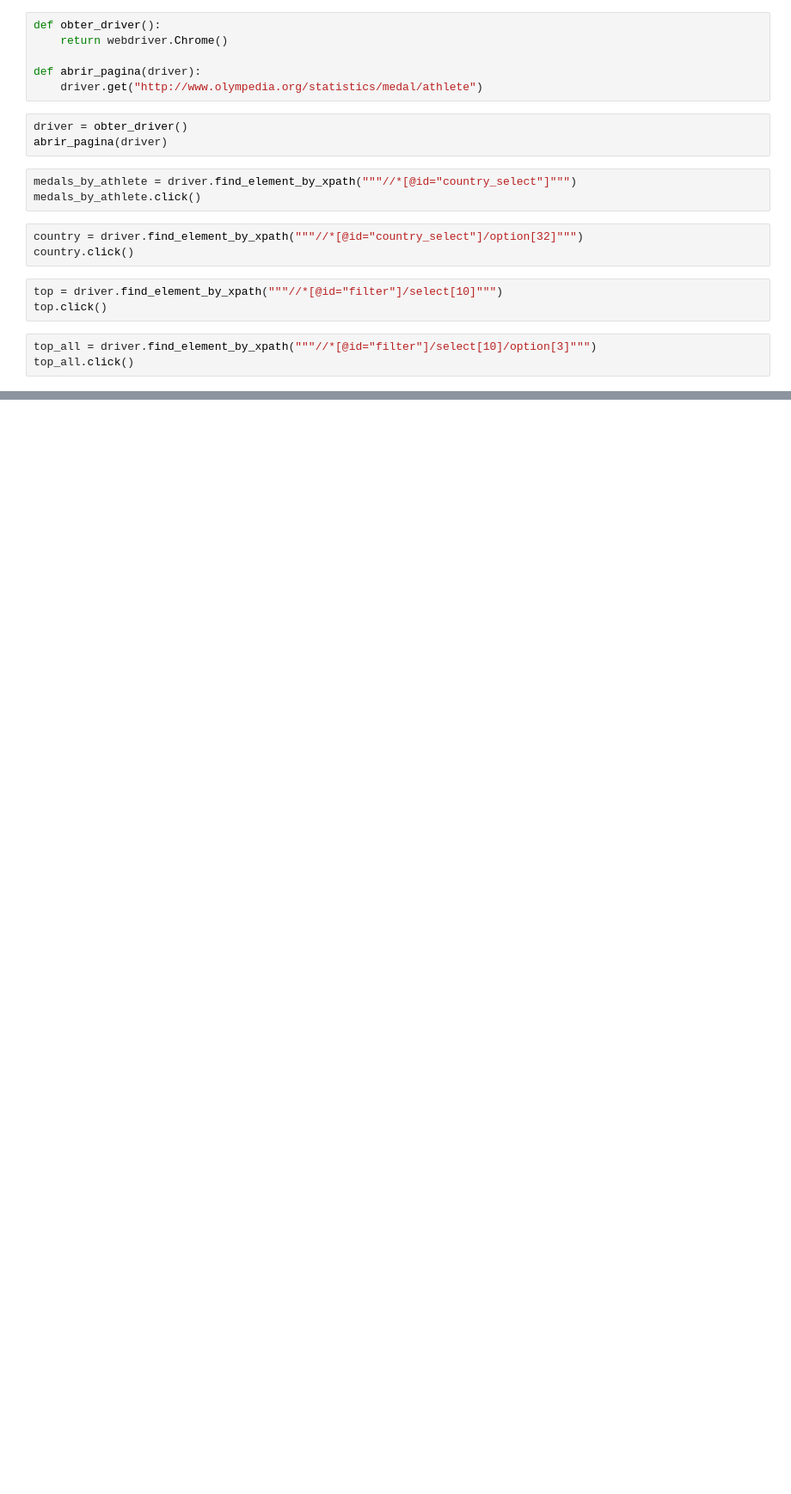
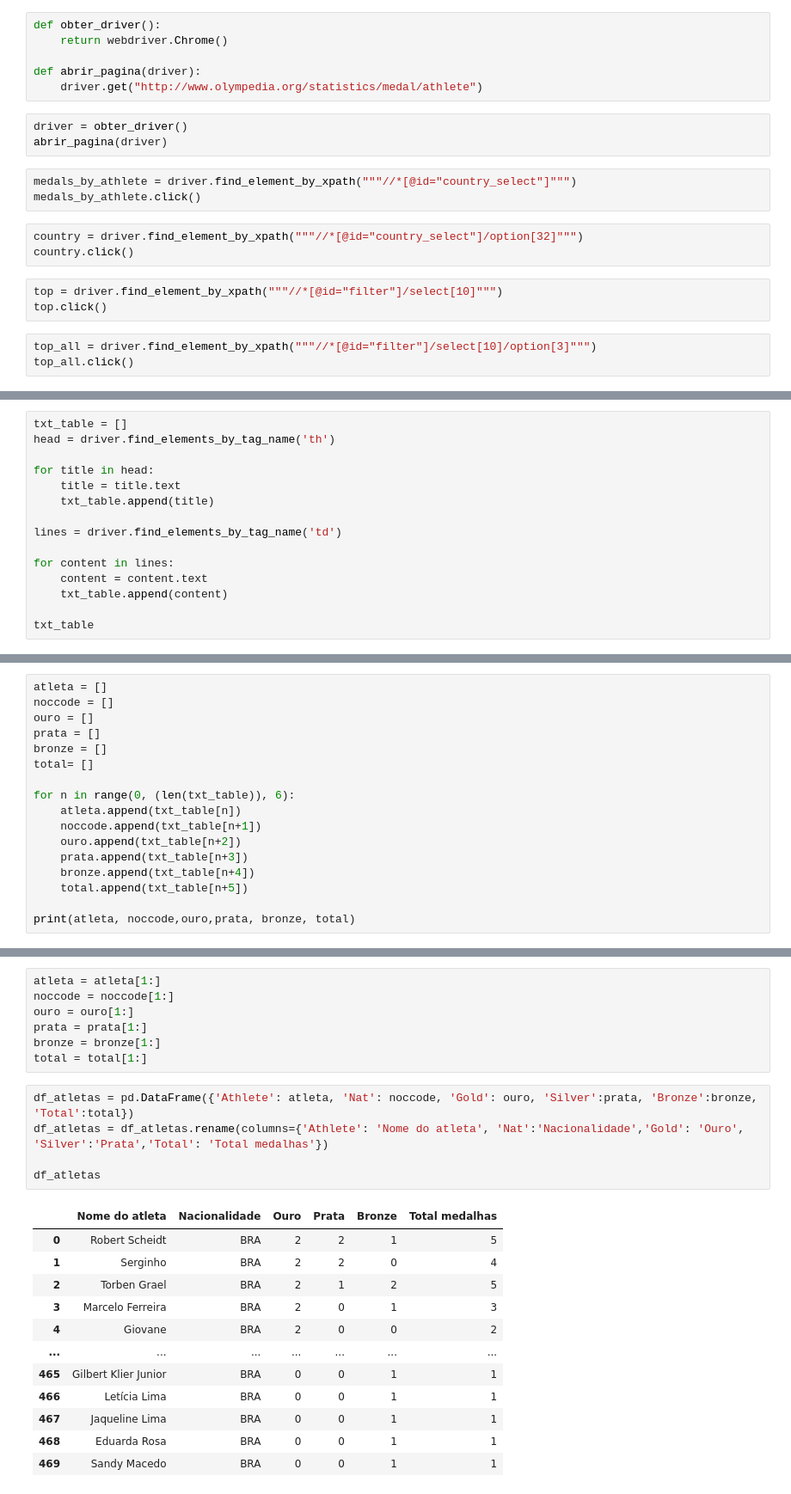
Before and after one commit to brunabellini/Projeto_Olimpiadas, a Jupyter notebook: Untitled6 (1).ipynb, the cells around one changed output, grey strips where cells are left out. Shown: that part at 86% size. Cells and saved outputs as stored; diff of their text form; blank space fills up the shorter version.

```diff
--- a/Untitled6 (1).ipynb
+++ b/Untitled6 (1).ipynb
@@ -38,0 +29,15 @@ df
+# %%
+txt_table = []
+head = driver.find_elements_by_tag_name('th')
+
+for title in head:
+    title = title.text
+    txt_table.append(title)
+
+lines = driver.find_elements_by_tag_name('td')
+
+for content in lines:
+    content = content.text
+    txt_table.append(content)
+
+txt_table
@@ -38,0 +62,17 @@ df
+# %%
+atleta = []
+noccode = []
+ouro = []
+prata = []
+bronze = []
+total= []
+
+for n in range(0, (len(txt_table)), 6):
+    atleta.append(txt_table[n])
+    noccode.append(txt_table[n+1])
+    ouro.append(txt_table[n+2])
+    prata.append(txt_table[n+3])
+    bronze.append(txt_table[n+4])
+    total.append(txt_table[n+5])
+
+print(atleta, noccode,ouro,prata, bronze, total)
@@ -38,0 +81,25 @@ df
+# %%
+atleta = atleta[1:]
+noccode = noccode[1:]
+ouro = ouro[1:]
+prata = prata[1:]
+bronze = bronze[1:]
+total = total[1:]
+# %%
+df_atletas = pd.DataFrame({'Athlete': atleta, 'Nat': noccode, 'Gold': ouro, 'Silver':prata, 'Bronze':bronze, 'Total':total})
+df_atletas = df_atletas.rename(columns={'Athlete': 'Nome do atleta', 'Nat':'Nacionalidade','Gold': 'Ouro', 'Silver':'Prata','Total': 'Total medalhas'})
+
+df_atletas
+# %% [output]
+|  | Nome do atleta | Nacionalidade | Ouro | Prata | Bronze | Total medalhas |
+| 0 | Robert Scheidt | BRA | 2 | 2 | 1 | 5 |
+| 1 | Serginho | BRA | 2 | 2 | 0 | 4 |
+| 2 | Torben Grael | BRA | 2 | 1 | 2 | 5 |
+| 3 | Marcelo Ferreira | BRA | 2 | 0 | 1 | 3 |
+| 4 | Giovane | BRA | 2 | 0 | 0 | 2 |
+| ... | ... | ... | ... | ... | ... | ... |
+| 465 | Gilbert Klier Junior | BRA | 0 | 0 | 1 | 1 |
+| 466 | Letícia Lima | BRA | 0 | 0 | 1 | 1 |
+| 467 | Jaqueline Lima | BRA | 0 | 0 | 1 | 1 |
+| 468 | Eduarda Rosa | BRA | 0 | 0 | 1 | 1 |
+| 469 | Sandy Macedo | BRA | 0 | 0 | 1 | 1 |
```
Also changed, not shown: parts of 6 cells of this notebook, 1 other file.
